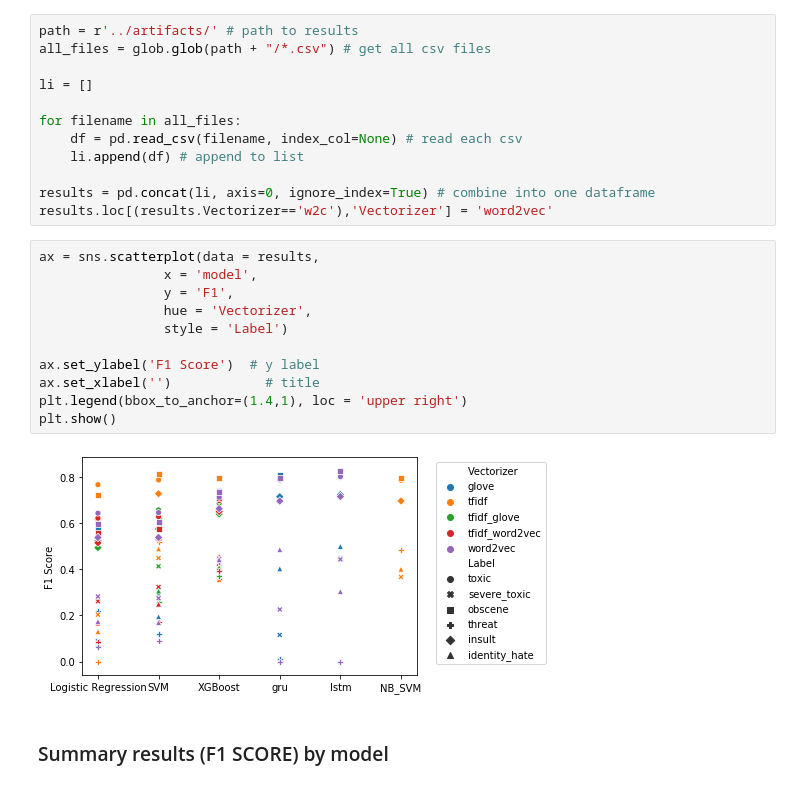
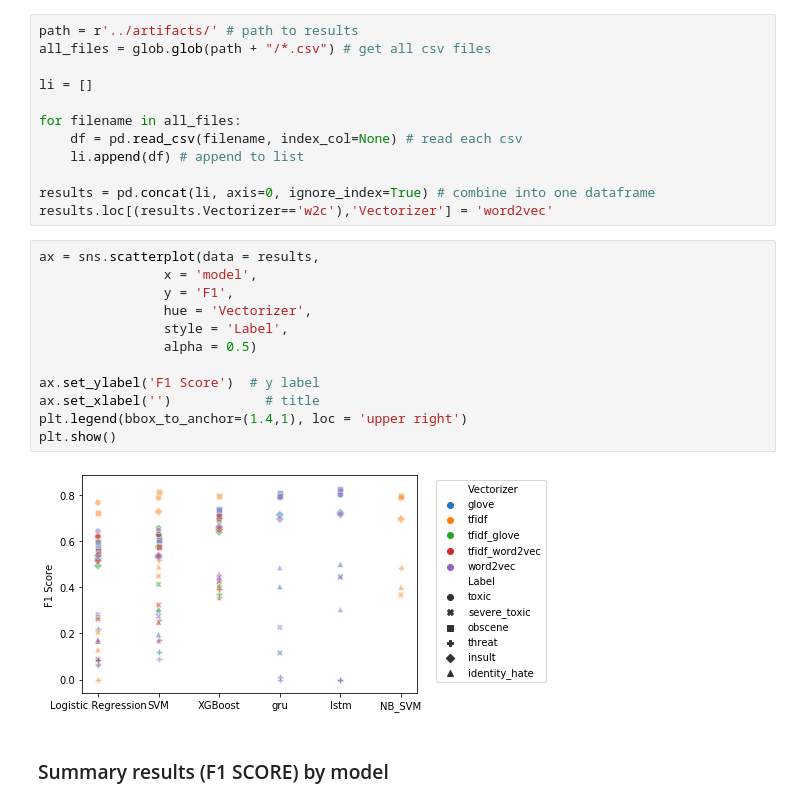
Before and after one commit to guolin1/NLP_ToxicCommentClassification, a Jupyter notebook: notebooks/5_compare_models.ipynb, the cells around one changed output. Drawn from its saved outputs; the diff is of its cells as text.

```diff
--- a/notebooks/5_compare_models.ipynb
+++ b/notebooks/5_compare_models.ipynb
@@ -19,16 +19,17 @@ results.loc[(results.Vectorizer=='w2c'),'Vectorizer'] = 'word2vec'
 # %%
 ax = sns.scatterplot(data = results,
                 x = 'model',
                 y = 'F1',
                 hue = 'Vectorizer',
-                style = 'Label')
+                style = 'Label',
+                alpha = 0.5)
 
 ax.set_ylabel('F1 Score')  # y label
 ax.set_xlabel('')            # title
 plt.legend(bbox_to_anchor=(1.4,1), loc = 'upper right')
 plt.show()
 # %% [output]
-[figure, old version]
+[figure, new version]
 # %% [markdown]
 ### Summary results (F1 SCORE) by model
 # %%
```
Also changed, not shown: parts of 1 cell of this notebook.
